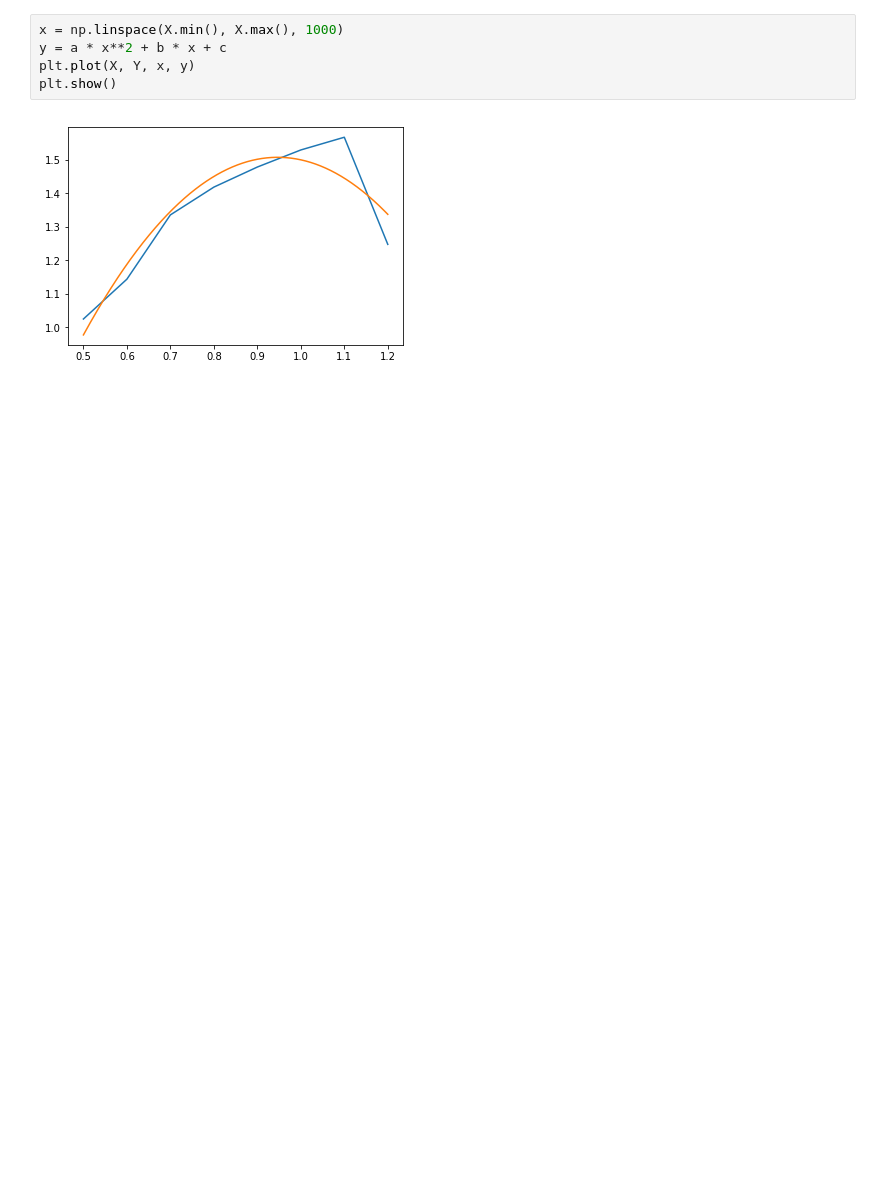
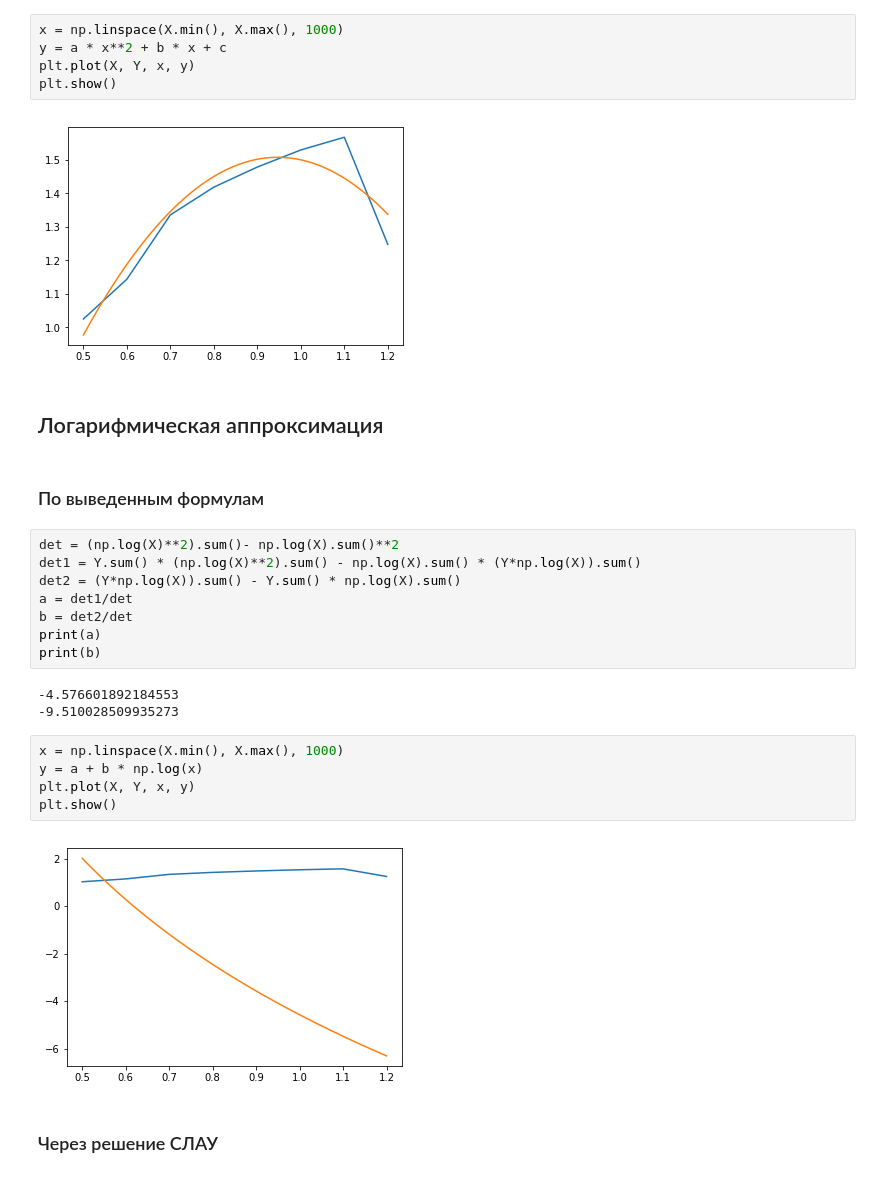
Before and after one commit to YarrDOpanas/uData, a Jupyter notebook: Math Pro/Approximation.ipynb, the cells around one changed output. Drawn from its saved outputs; the diff is of its cells as text; blank space fills up the shorter version.

```diff
--- a/Math Pro/Approximation.ipynb
+++ b/Math Pro/Approximation.ipynb
@@ -48,3 +48,27 @@ plt.plot(X, Y, x, y)
 plt.show()
 # %% [output]
 [figure]
+# %% [markdown]
+## Логарифмическая аппроксимация
+# %% [markdown]
+### По выведенным формулам
+# %%
+det = (np.log(X)**2).sum()- np.log(X).sum()**2
+det1 = Y.sum() * (np.log(X)**2).sum() - np.log(X).sum() * (Y*np.log(X)).sum()
+det2 = (Y*np.log(X)).sum() - Y.sum() * np.log(X).sum()
+a = det1/det
+b = det2/det
+print(a)
+print(b)
+# %% [output]
+-4.576601892184553
+-9.510028509935273
+# %%
+x = np.linspace(X.min(), X.max(), 1000)
+y = a + b * np.log(x)
+plt.plot(X, Y, x, y)
+plt.show()
+# %% [output]
+[figure, added]
+# %% [markdown]
+### Через решение СЛАУ
```
Also changed, not shown: parts of 3 cells of this notebook.
